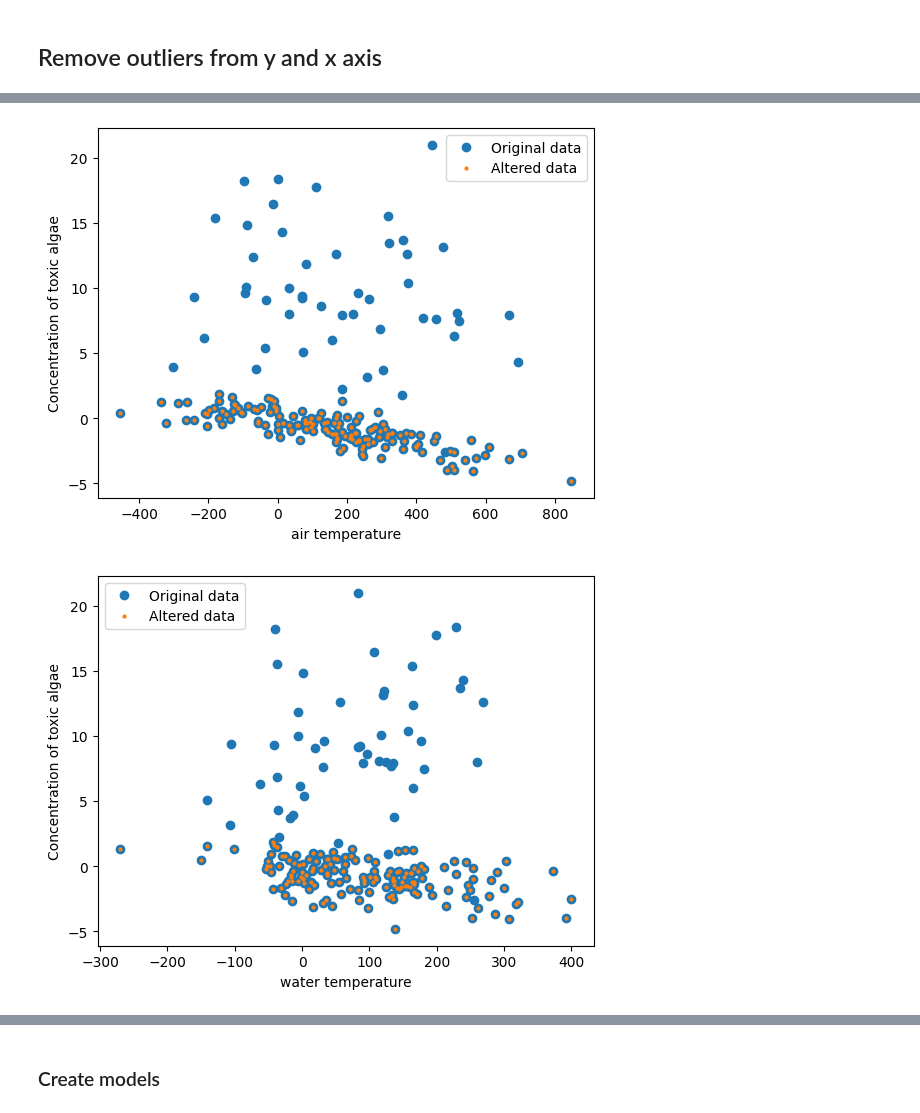
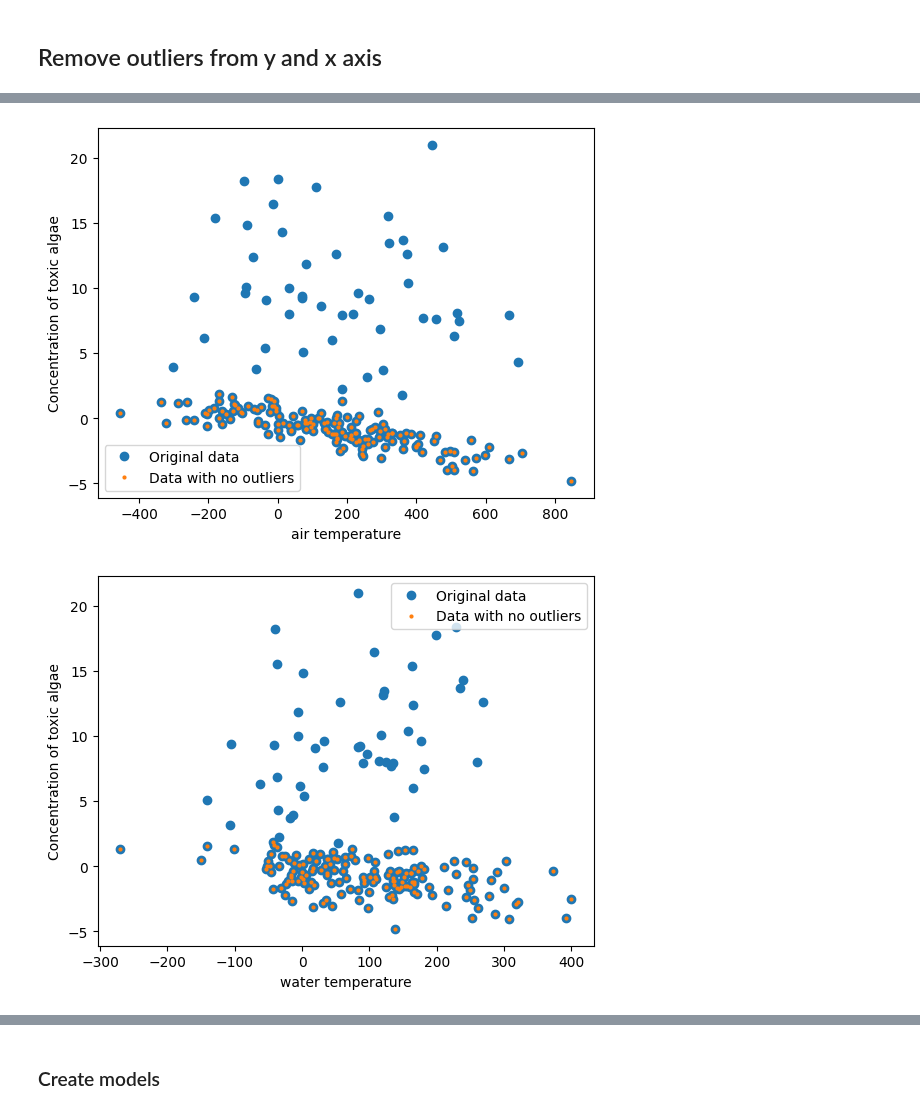
Before and after one commit to tomasmartins77/Machine_Learning_Lab, a Jupyter notebook: pergunta1_parte1/pergunta1_parte1.ipynb, the cells around one changed output, grey strips where cells are left out. Saved outputs shown, nothing was run; the diff lists cells and outputs as text; code cells hidden in the pictures.

```diff
--- a/pergunta1_parte1/pergunta1_parte1.ipynb
+++ b/pergunta1_parte1/pergunta1_parte1.ipynb
@@ -90,11 +90,11 @@ Number of data points after removing outliers: 150
 # %%
 for i in range(dataX_no_outliers.shape[1]):
     plot = plt.figure(i)
     plt.plot(dataX[:,i], dataY, 'o')
     plt.plot(dataX_no_outliers[:,i], dataY_no_outliers, 'o', markersize=2)
     plt.xlabel(parameters[i])
     plt.ylabel("Concentration of toxic algae")
-    plt.legend(["Original data", "Altered data"])
+    plt.legend(["Original data", "Data with no outliers"])
 # %% [output]
-[figure, old version]
+[figure, new version]
-[figure, old version]
+[figure, new version]
```
Also changed, not shown: parts of 3 cells of this notebook, 2 other files.
